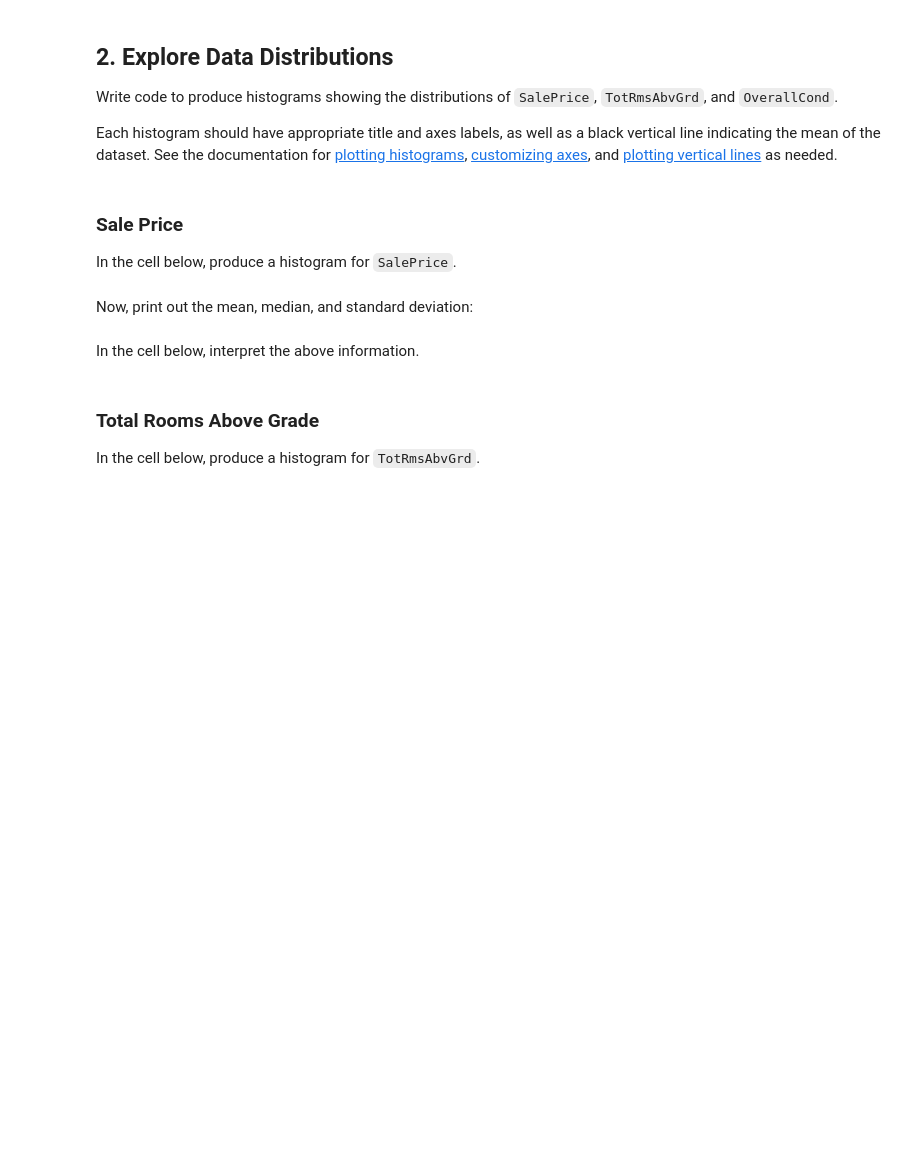
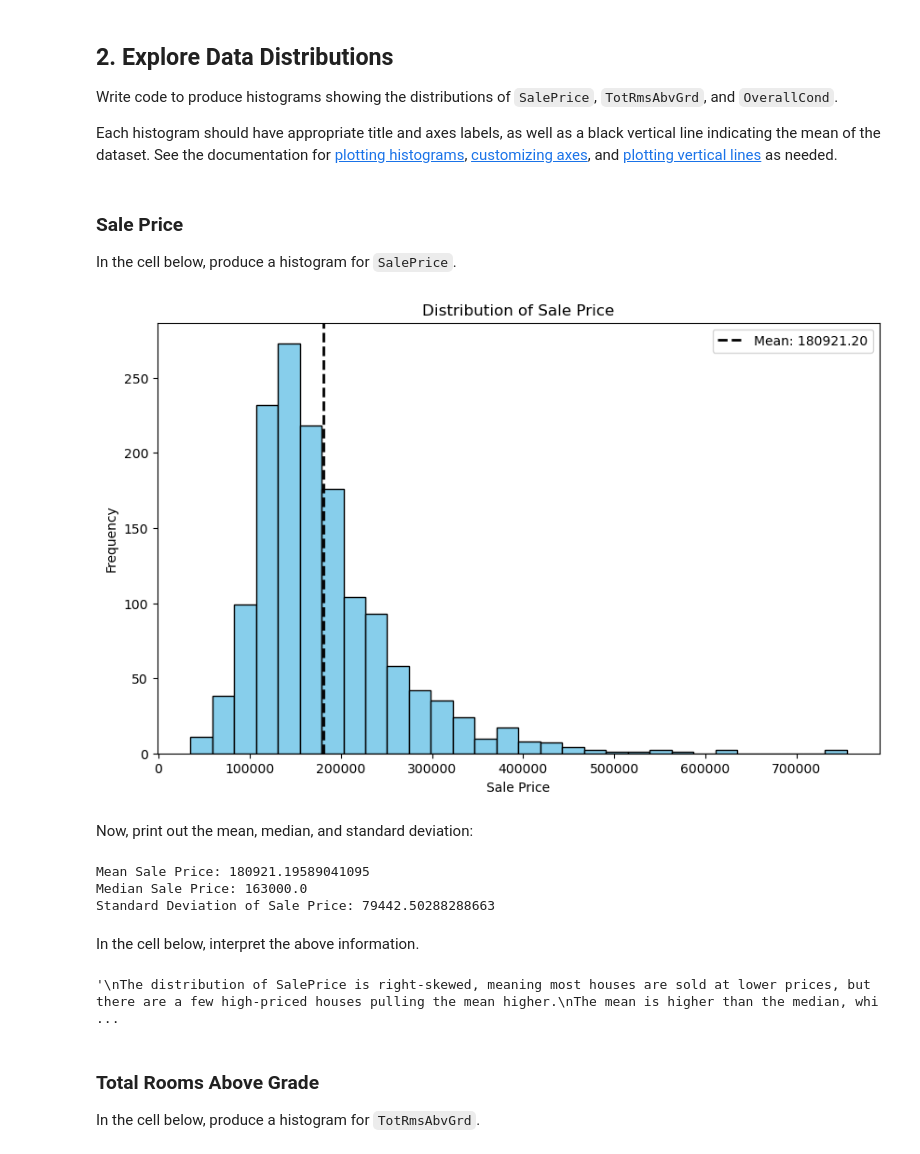
Before and after one commit to Lndanu/dsc-pandas-eda-lab, a Jupyter notebook: index.ipynb, the cells around one changed output. Saved outputs shown, nothing was run; the diff lists cells and outputs as text; code cells hidden in the pictures; blank space fills up the shorter version.

```diff
--- a/index.ipynb
+++ b/index.ipynb
@@ -98,3 +101,7 @@ Now, use pandas to open the file located at `data/ames.csv` ([documentation here
+# %%
+# Your code here
+#load the data
+df =pd.read_csv('data/ames.csv', index_col=0)
 # %% [markdown]
 The following code checks that you loaded the data correctly:
 # %%
@@ -132,2 +170,14 @@ In the cell below, produce a histogram for `SalePrice`.
+# %%
+# Your code here
+plt.figure(figsize=(10, 6))
+plt.hist(df['SalePrice'], bins=30, color='skyblue', edgecolor='black')
+plt.axvline(df['SalePrice'].mean(), color='black', linestyle='dashed', linewidth=2, label=f"Mean: {df['SalePrice'].mean():.2f}")
+plt.title('Distribution of Sale Price')
+plt.xlabel('Sale Price')
+plt.ylabel('Frequency')
+plt.legend()
+plt.show()
+# %% [output]
+[figure, added]
 # %% [markdown]
 Now, print out the mean, median, and standard deviation:
@@ -136,2 +184,11 @@ Now, print out the mean, median, and standard deviation:
+# %%
+# Your code here
+print(f"Mean Sale Price: {df['SalePrice'].mean()}")
+print(f"Median Sale Price: {df['SalePrice'].median()}")
+print(f"Standard Deviation of Sale Price: {df['SalePrice'].std()}")
+# %% [output]
+Mean Sale Price: 180921.19589041095
+Median Sale Price: 163000.0
+Standard Deviation of Sale Price: 79442.50288288663
 # %% [markdown]
 In the cell below, interpret the above information.
@@ -143,3 +195,11 @@ None
+# %%
+# Replace None with appropriate text
+"""
+The distribution of SalePrice is right-skewed, meaning most houses are sold at lower prices, but there are a few high-priced houses pulling the mean higher.
+The mean is higher than the median, which confirms the right skew.
+"""
+# %% [output]
+'\nThe distribution of SalePrice is right-skewed, meaning most houses are sold at lower prices, but there are a few high-priced houses pulling the mean higher.\nThe mean is higher than the median, whi ...
 # %% [markdown]
 ### Total Rooms Above Grade
 
```
Also changed, not shown: parts of 35 cells of this notebook.
